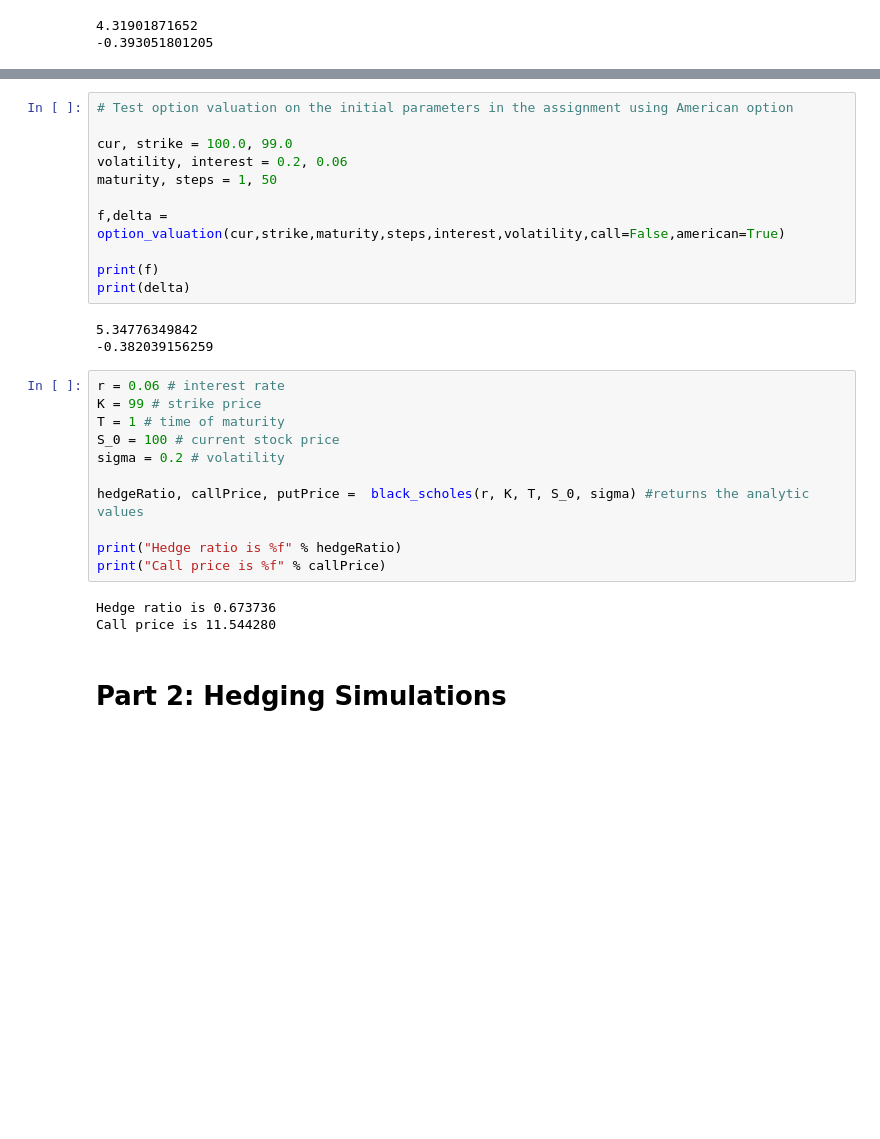
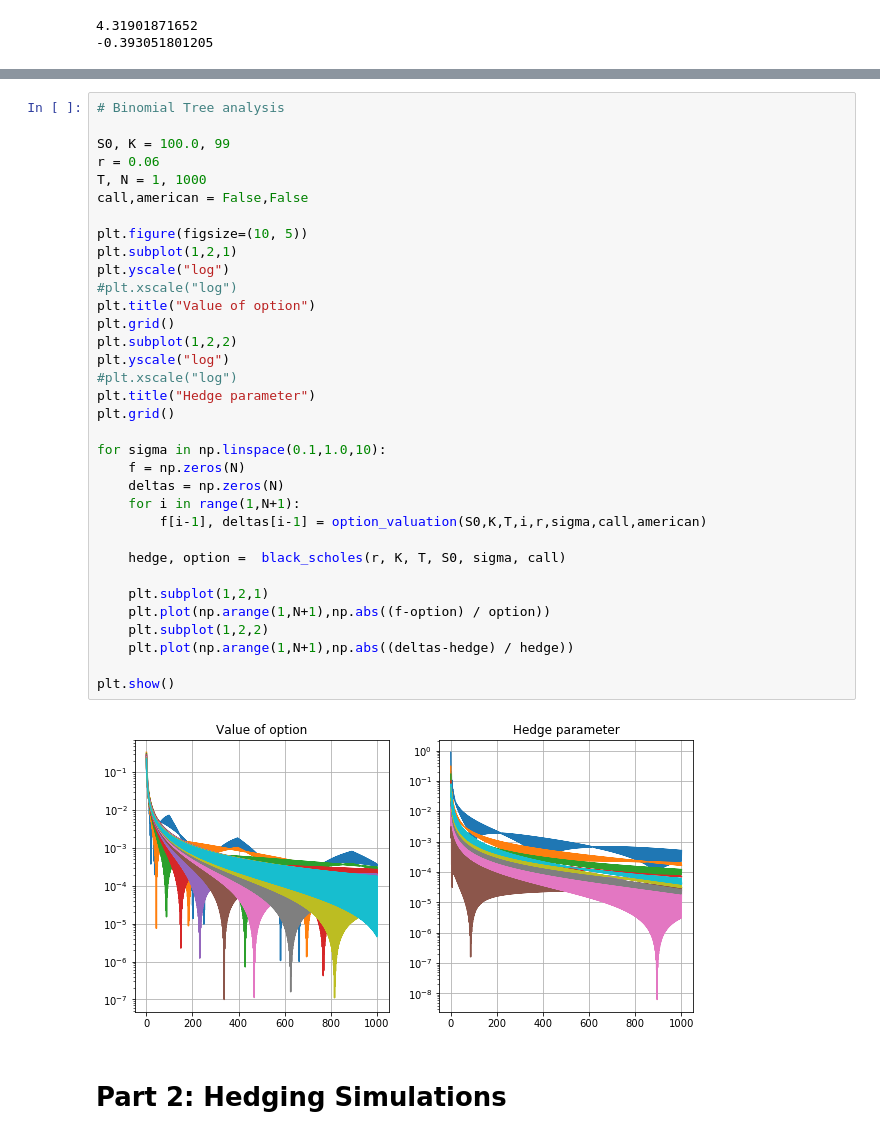
Before and after one commit to krishnakanthsasi/ComputationFin-nce-18, a Jupyter notebook: lab1/lab_assignment_1.ipynb, the cells around one changed output, grey strips where cells are left out. Cells and saved outputs as stored; diff of their text form; blank space fills up the shorter version.

Commit message:
Slight changes made in black_scholes function and some BT analysis added

```diff
--- a/lab1/lab_assignment_1.ipynb
+++ b/lab1/lab_assignment_1.ipynb
@@ -148,31 +168,39 @@ print(delta)
-# %%
-# Test option valuation on the initial parameters in the assignment using American option
-
-cur, strike = 100.0, 99.0
-volatility, interest = 0.2, 0.06
-maturity, steps = 1, 50
-
-f,delta = option_valuation(cur,strike,maturity,steps,interest,volatility,call=False,american=True)
-
-print(f)
-print(delta)
-# %% [output]
-5.34776349842
--0.382039156259
-# %%
-r = 0.06 # interest rate
-K = 99 # strike price
-T = 1 # time of maturity
-S_0 = 100 # current stock price
-sigma = 0.2 # volatility
-
-hedgeRatio, callPrice, putPrice =  black_scholes(r, K, T, S_0, sigma) #returns the analytic values
-
-print("Hedge ratio is %f" % hedgeRatio)
-print("Call price is %f" % callPrice)
-# %% [output]
-Hedge ratio is 0.673736
-Call price is 11.544280
+# %%
+# Binomial Tree analysis
+
+S0, K = 100.0, 99
+r = 0.06
+T, N = 1, 1000
+call,american = False,False
+
+plt.figure(figsize=(10, 5))
+plt.subplot(1,2,1)
+plt.yscale("log")
+#plt.xscale("log")
+plt.title("Value of option")
+plt.grid()
+plt.subplot(1,2,2)
+plt.yscale("log")
+#plt.xscale("log")
+plt.title("Hedge parameter")
+plt.grid()
+
+for sigma in np.linspace(0.1,1.0,10):
+    f = np.zeros(N)
+    deltas = np.zeros(N)
+    for i in range(1,N+1):
+        f[i-1], deltas[i-1] = option_valuation(S0,K,T,i,r,sigma,call,american)
+
+    hedge, option =  black_scholes(r, K, T, S0, sigma, call)
+
+    plt.subplot(1,2,1)
+    plt.plot(np.arange(1,N+1),np.abs((f-option) / option))
+    plt.subplot(1,2,2)
+    plt.plot(np.arange(1,N+1),np.abs((deltas-hedge) / hedge))
+
+plt.show()
+# %% [output]
+[figure, added]
 # %% [markdown]
 # Part 2: Hedging Simulations
 # %%
```
Also changed, not shown: parts of 8 cells of this notebook.
